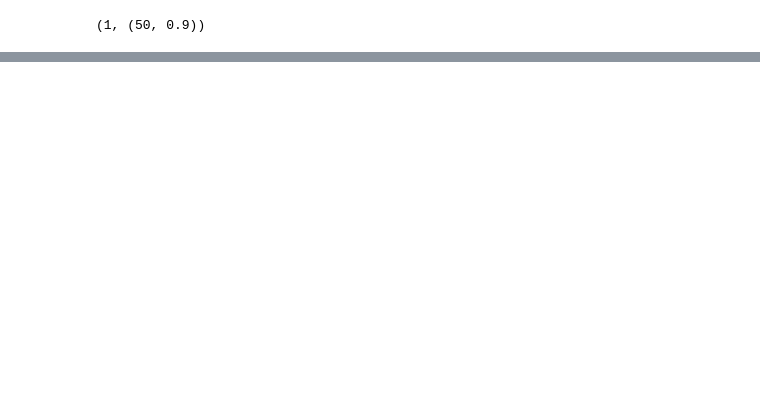
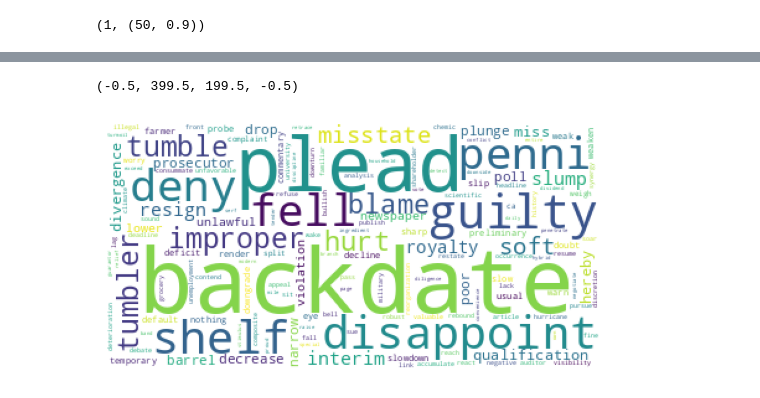
Before and after one commit to orince/Xiu, a Jupyter notebook: selectword_view2.ipynb, the cells around one changed output, grey strips where cells are left out. Drawn from its saved outputs; the diff is of its cells as text; code cells hidden in the pictures; blank space fills up the shorter version.

```diff
--- a/selectword_view2.ipynb
+++ b/selectword_view2.ipynb
@@ -467,0 +505,8 @@ lam, (alpha_posnum, kappa)
+# %%
+fq_neg = {df_words.final_word[k]: 1-v for k, v in fq_neg.items()}
+# print(fq_pos0)
+plt.imshow(WordCloud(background_color='white').generate_from_frequencies(frequencies=fq_neg))
+plt.axis("off")
+# %% [output]
+(-0.5, 399.5, 199.5, -0.5)
+[figure, added]
```
Also changed, not shown: parts of 8 cells of this notebook, 1 other file.
